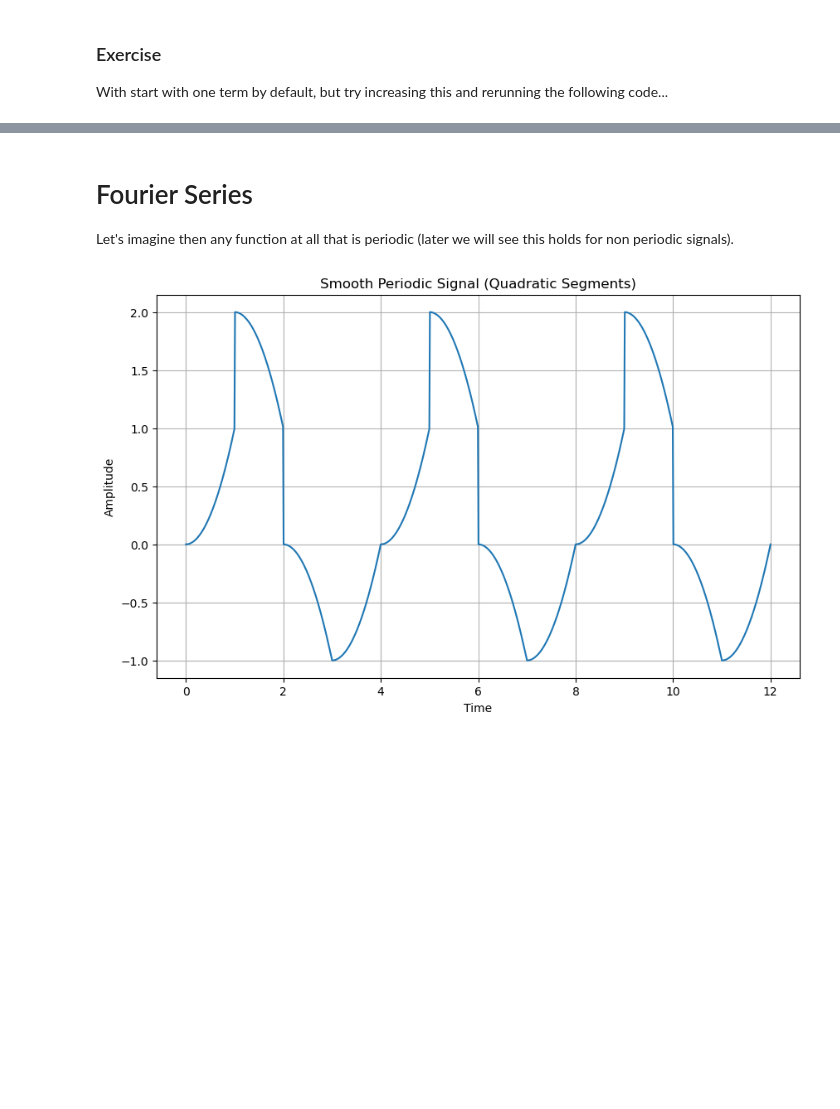
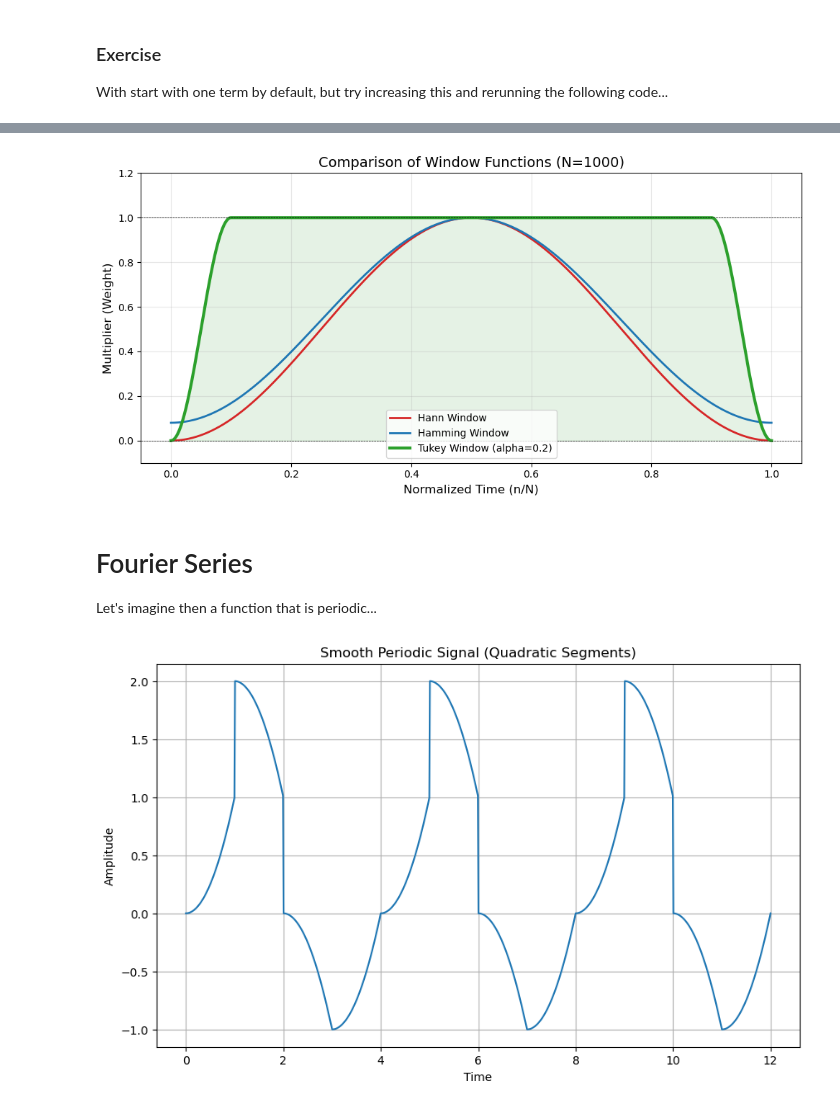
Before and after one commit to adriantompkins/climate-book, a Jupyter notebook: notebooks/part2_cda/climdata_FFT_analysis.ipynb, the cells around one changed output, grey strips where cells are left out. Cells and saved outputs as stored; diff of their text form; code cells hidden in the pictures; blank space fills up the shorter version.

```diff
--- a/notebooks/part2_cda/climdata_FFT_analysis.ipynb
+++ b/notebooks/part2_cda/climdata_FFT_analysis.ipynb
@@ -302,7 +445,50 @@ With start with one term by default, but try increasing this and rerunning the f
+# %%
+import numpy as np
+import matplotlib.pyplot as plt
+from scipy.signal.windows import tukey, hann, hamming
+
+# 1. Setup Parameters
+N = 1000
+x = np.linspace(0, 1, N)
+alpha_val = 0.2
+
+# 2. Generate the Windows
+# These are the weighting arrays that we multiply our signal by
+win_hann = hann(N)
+win_hamming = hamming(N)
+win_tukey = tukey(N, alpha=alpha_val)
+
+# 3. Create the Comparison Plot
+plt.figure(figsize=(10, 5))
+
+# Plotting the three competitors
+plt.plot(x, win_hann, label='Hann Window', color='tab:red', lw=2)
+plt.plot(x, win_hamming, label='Hamming Window', color='tab:blue', lw=2)
+plt.plot(x, win_tukey, label=f'Tukey Window (alpha={alpha_val})',
+         color='tab:green', lw=3)
+
+# Highlight the 80% untouched data for the Tukey
+plt.fill_between(x, win_tukey, alpha=0.1, color='green')
+
+# Formatting for your notebook
+plt.title(f"Comparison of Window Functions (N={N})", fontsize=14)
+plt.xlabel("Normalized Time (n/N)", fontsize=12)
+plt.ylabel("Multiplier (Weight)", fontsize=12)
+plt.axhline(1.0, color='black', lw=0.5, ls='--')
+plt.axhline(0.0, color='black', lw=0.5, ls='--')
+
+plt.ylim(-0.1, 1.2)
+plt.legend(loc='lower center', frameon=True)
+plt.grid(alpha=0.3)
+plt.tight_layout()
+
+plt.show()
+# %% [output]
+[figure, added]
 # %% [markdown]
 # Fourier Series
 
-Let's imagine then any function at all that is periodic (later we will see this holds for non periodic signals).
+Let's imagine then a function that is periodic...
 # %%
 import numpy as np
 import matplotlib.pyplot as plt
```
Also changed, not shown: parts of 20 cells of this notebook.
